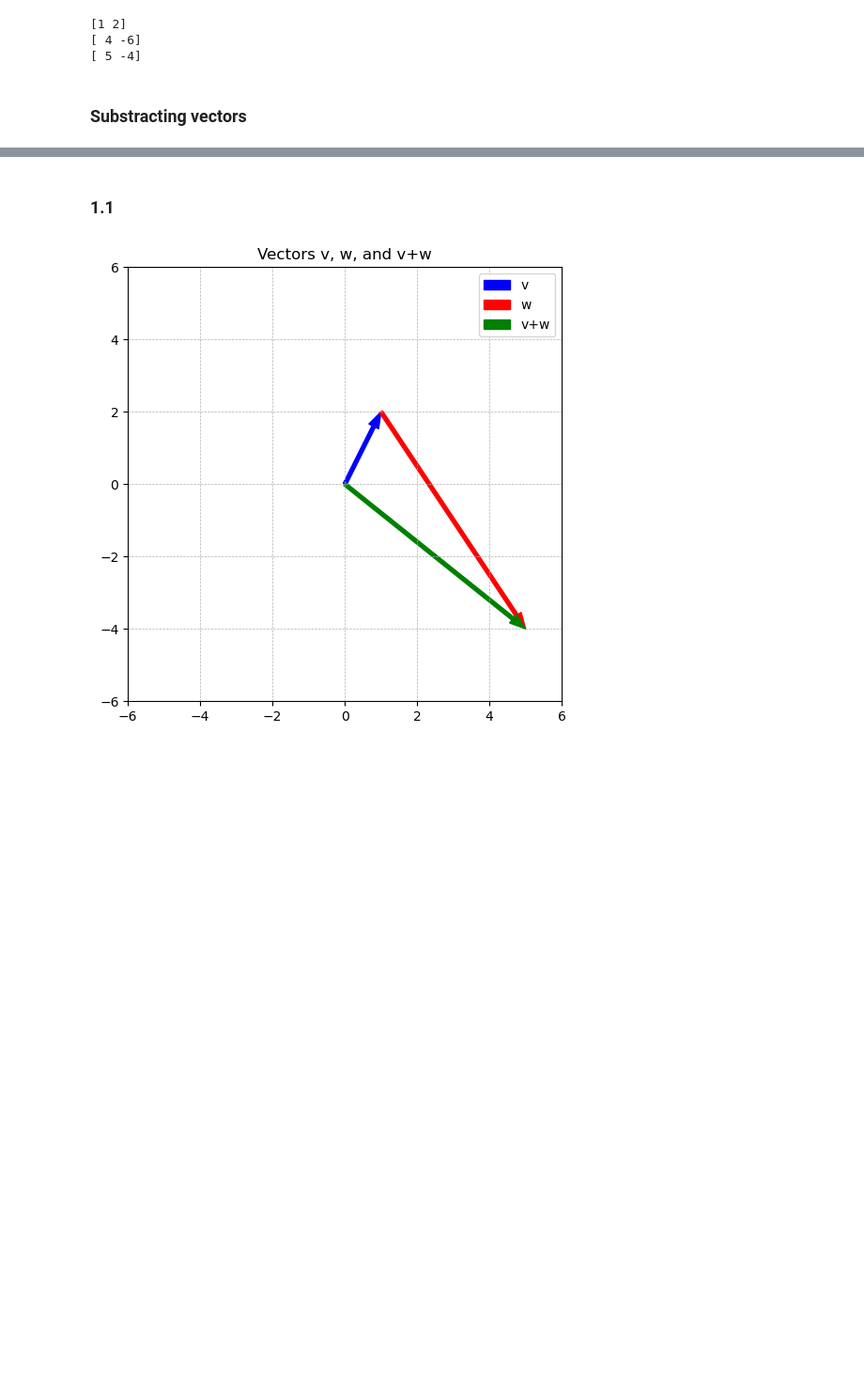
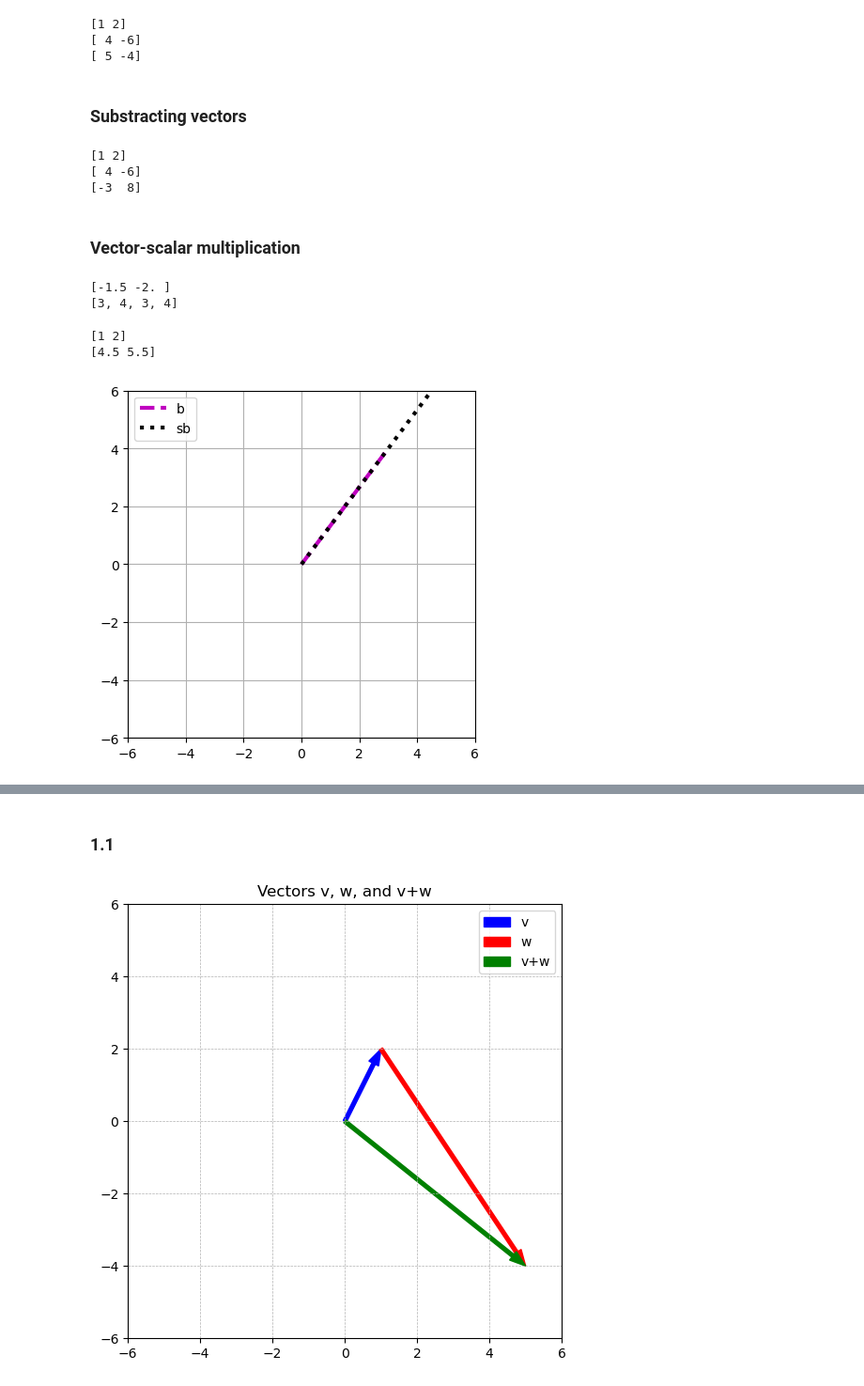
Before and after one commit to refigo/mathematics-vault, a Jupyter notebook: Linear_Algebra/linarg4ds/ch02/ch02_vectors_part1.ipynb, the cells around one changed output, grey strips where cells are left out. Shown: that part at 94% size. Drawn from its saved outputs; the diff is of its cells as text; code cells hidden in the pictures; blank space fills up the shorter version.

Commit message:
Feat: Add Vector-scalar multiplication

```diff
--- a/Linear_Algebra/linarg4ds/ch02/ch02_vectors_part1.ipynb
+++ b/Linear_Algebra/linarg4ds/ch02/ch02_vectors_part1.ipynb
@@ -114,3 +114,60 @@ print(vPlusW)
 [ 5 -4]
 # %% [markdown]
 ### Substracting vectors
+# %%
+# Same v and w as above for comparison
+vMinusW = v-w
+
+# print out all three vectors
+print(v)
+print(w)
+print(vMinusW)
+# %% [output]
+[1 2]
+[ 4 -6]
+[-3  8]
+# %% [markdown]
+### Vector-scalar multiplication
+# %%
+# a scalar
+s = -1/2
+
+# a vactor
+b = np.array([3,4])
+
+# print them
+print(b*s)
+
+# Question: Does vector b need to be a numpy array? What happens if it's a list?
+test_b = [3,4]
+# print(test_b*s)
+# Answer: TypeError: can't multiply sequence by non-int of type 'float'
+
+# Question: What happens if we try to multiply a vector by a scalar that is not a float?
+test_s = 2
+print(test_b*test_s)
+# Answer: No error, but the result is not what we expect.
+# %% [output]
+[-1.5 -2. ]
+[3, 4, 3, 4]
+# %%
+# Scalar-vector addition
+s = 3.5
+
+print(v)
+print(s+v)
+# %% [output]
+[1 2]
+[4.5 5.5]
+# %%
+# plot
+plt.plot([0,b[0]],[0,b[1]],'m--',linewidth=3,label='b')
+plt.plot([0,s*b[0]],[0,s*b[1]],'k:',linewidth=3,label='sb')
+
+plt.grid()
+plt.axis('square')
+plt.axis([-6,6,-6,6])
+plt.legend()
+plt.show()
+# %% [output]
+[figure, added]
```
Also changed, not shown: parts of 1 cell of this notebook.
